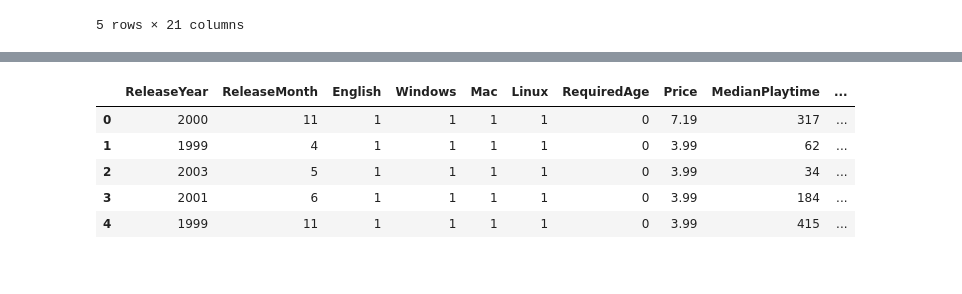
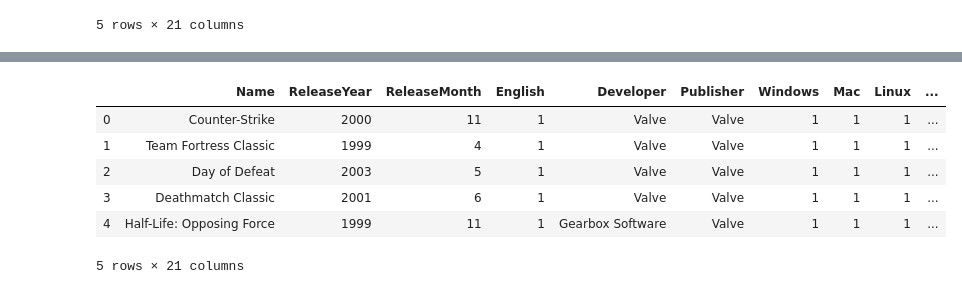
Before and after one commit to acpedersen/Project-2---Steam-Game-Rating-Predictions, a Jupyter notebook: SteamGames.ipynb, the cells around one changed output, grey strips where cells are left out. Drawn from its saved outputs; the diff is of its cells as text; code cells hidden in the pictures.

```diff
--- a/SteamGames.ipynb
+++ b/SteamGames.ipynb
@@ -140,13 +162,14 @@ target = ['Ratio_over_std']
 # %%
 for col in df.select_dtypes(include=['bool']).columns:
-    df2[col] = df2[col].apply(lambda x: int(1 if x else 0))
+    df[col] = df[col].apply(lambda x: int(1 if x else 0))
 #for col in df.select_dtypes(include=['int']).columns:
 #    df[col] = df[col].apply(lambda x: float(x))
-df2.head()
+df.head()
 # %% [output]
-|  | ReleaseYear | ReleaseMonth | English | Windows | Mac | Linux | RequiredAge | Price | MedianPlaytime | ... |
-| 0 | 2000 | 11 | 1 | 1 | 1 | 1 | 0 | 7.19 | 317 | ... |
-| 1 | 1999 | 4 | 1 | 1 | 1 | 1 | 0 | 3.99 | 62 | ... |
-| 2 | 2003 | 5 | 1 | 1 | 1 | 1 | 0 | 3.99 | 34 | ... |
-| 3 | 2001 | 6 | 1 | 1 | 1 | 1 | 0 | 3.99 | 184 | ... |
-| 4 | 1999 | 11 | 1 | 1 | 1 | 1 | 0 | 3.99 | 415 | ... |
+|  | Name | ReleaseYear | ReleaseMonth | English | Developer | Publisher | Windows | Mac | Linux | ... |
+| 0 | Counter-Strike | 2000 | 11 | 1 | Valve | Valve | 1 | 1 | 1 | ... |
+| 1 | Team Fortress Classic | 1999 | 4 | 1 | Valve | Valve | 1 | 1 | 1 | ... |
+| 2 | Day of Defeat | 2003 | 5 | 1 | Valve | Valve | 1 | 1 | 1 | ... |
+| 3 | Deathmatch Classic | 2001 | 6 | 1 | Valve | Valve | 1 | 1 | 1 | ... |
+| 4 | Half-Life: Opposing Force | 1999 | 11 | 1 | Gearbox Software | Valve | 1 | 1 | 1 | ... |
+5 rows × 21 columns
```
Also changed, not shown: parts of 31 cells of this notebook.
